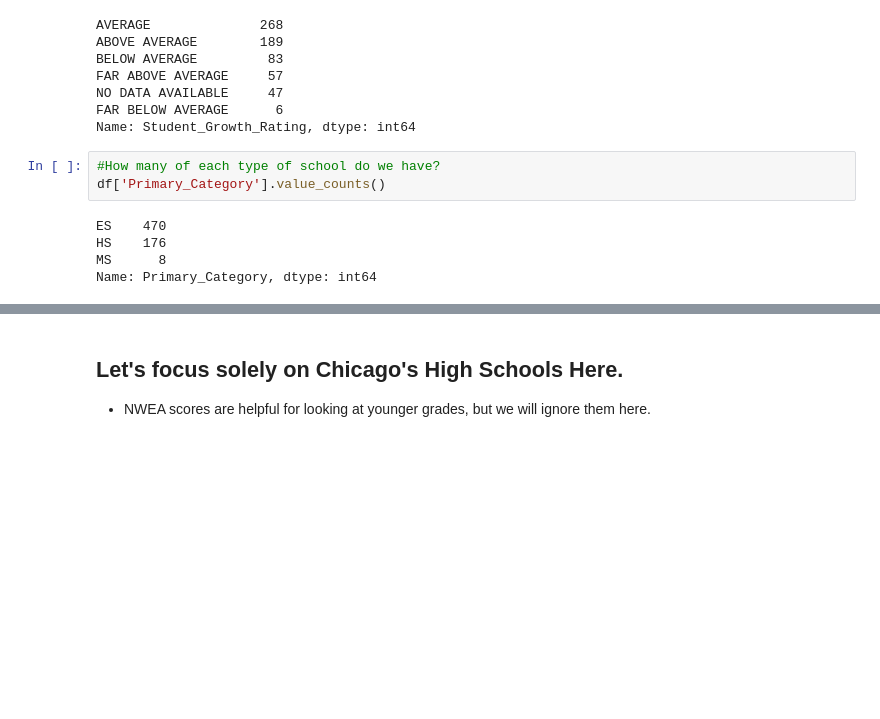
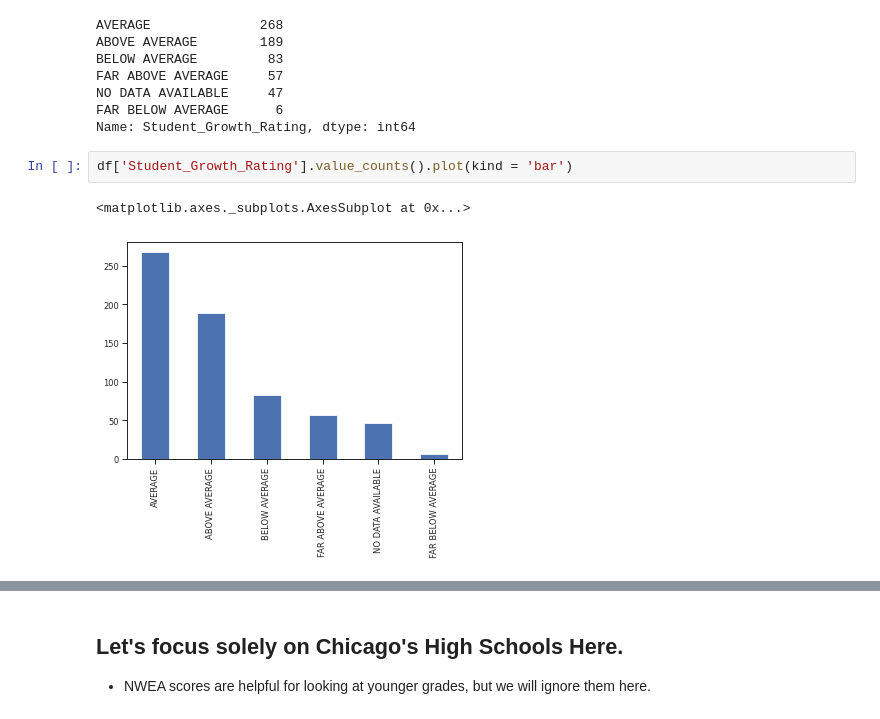
Before and after one commit to Colsai/DATA-601-Wan, a Jupyter notebook: Project_1_presentation.ipynb, the cells around one changed output, grey strips where cells are left out. Saved outputs shown, nothing was run; the diff lists cells and outputs as text; blank space fills up the shorter version.

```diff
--- a/Project_1_presentation.ipynb
+++ b/Project_1_presentation.ipynb
@@ -195,11 +224,8 @@ FAR ABOVE AVERAGE     57
 NO DATA AVAILABLE     47
 FAR BELOW AVERAGE      6
 Name: Student_Growth_Rating, dtype: int64
-# %%
-#How many of each type of school do we have?
-df['Primary_Category'].value_counts()
-# %% [output]
-ES    470
-HS    176
-MS      8
-Name: Primary_Category, dtype: int64
+# %%
+df['Student_Growth_Rating'].value_counts().plot(kind = 'bar')
+# %% [output]
+<matplotlib.axes._subplots.AxesSubplot at 0x...>
+[figure, added]
```
Also changed, not shown: parts of 122 cells of this notebook.
